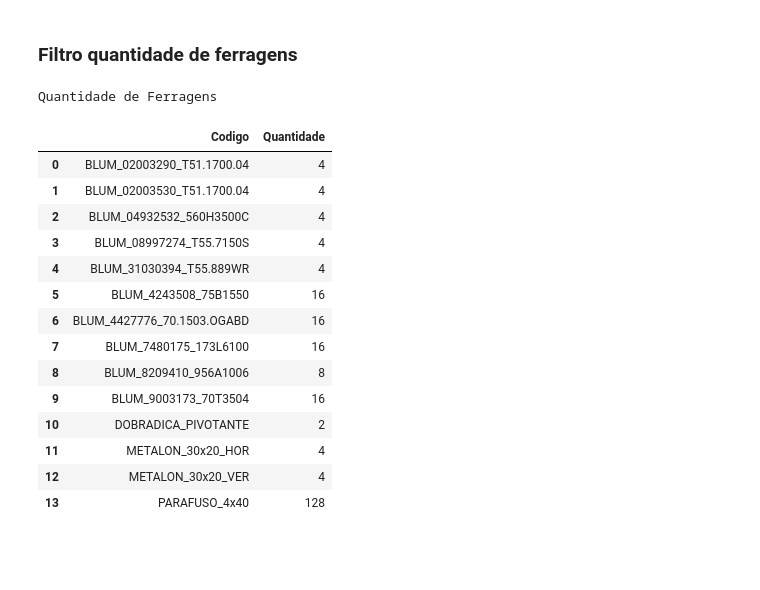
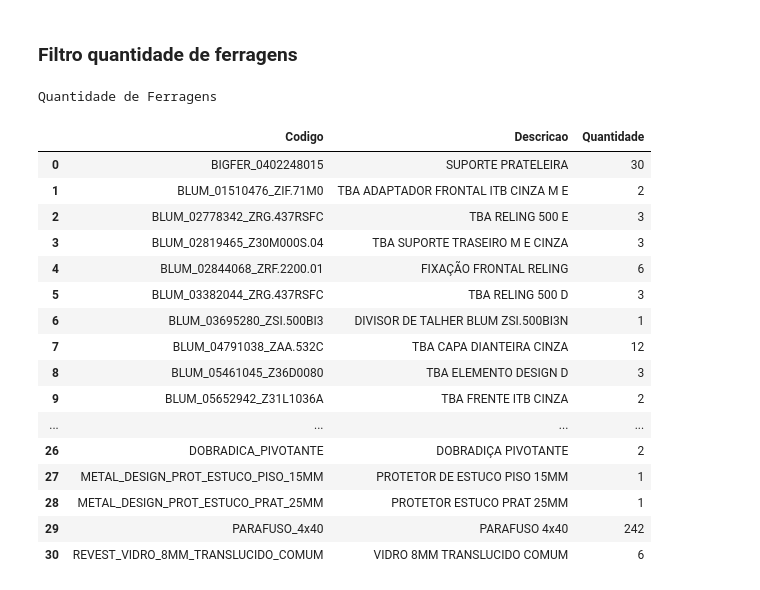
Before and after one commit to brunoviskc/DevelopmentSystemProject_v2, a Jupyter notebook: main.ipynb, the cells around one changed output. Drawn from its saved outputs; the diff is of its cells as text; code cells hidden in the pictures; blank space fills up the shorter version.

```diff
--- a/main.ipynb
+++ b/main.ipynb
@@ -309,39 +310,44 @@ Quantidade de ABS
 # %% [markdown]
 ### Filtro quantidade de ferragens
 # %%
-lista_remover = [
+remover_ferragem = [
     "PERFIL", "VIDRO_4MM", "CABIDEIRO",
     "LACA_FOSCA_XZ", "TESTEIRA", "RAFFINATA",
-    "CURVO", "RITRATO", "USINAGEM", "RIPA"]
+    "CURVO", "RITRATO", "USINAGEM", "RIPA", "EZDOOR_707100505N",
+    "EZDOOR_707300506N", "METALON"]
 
-lista_remover_ferragem = "|".join(lista_remover)
+lista_remover_ferragem = "|".join(remover_ferragem)
 df_tipo_4 = df[df["Tipo"] == 4].copy()
 df_tipo_4 = df_tipo_4[~df_tipo_4["Codigo"].str.contains(lista_remover_ferragem, case=False, na=False)]
 df_tipo_4["Codigo"] = df_tipo_4["Codigo"].str.replace("43570_", "")
-colunas = ["Codigo", "Quantidade"]
+colunas = ["Codigo", "Quantidade", "Descricao"]
 df_tipo_4 = df_tipo_4[colunas]
-df_tipo_4 = df_tipo_4.groupby("Codigo").sum().reset_index()
+df_tipo_4 = df_tipo_4.groupby(["Codigo", "Descricao"]).agg({"Quantidade": "sum"}).reset_index()
+df_tipo_4 = df_tipo_4.sort_values(by="Codigo")
 
 qtd_ferragens = df_tipo_4
 qtd_ferragens.to_json("quantidade_de_ferragens.json", indent=2)
 
+
 print("Quantidade de Ferragens")
 display(qtd_ferragens)
 # %% [output]
 Quantidade de Ferragens
-|  | Codigo | Quantidade |
-| 0 | BLUM_02003290_T51.1700.04 | 4 |
-| 1 | BLUM_02003530_T51.1700.04 | 4 |
-| 2 | BLUM_04932532_560H3500C | 4 |
-| 3 | BLUM_08997274_T55.7150S | 4 |
-| 4 | BLUM_31030394_T55.889WR | 4 |
-| 5 | BLUM_4243508_75B1550 | 16 |
-| 6 | BLUM_4427776_70.1503.OGABD | 16 |
-| 7 | BLUM_7480175_173L6100 | 16 |
-| 8 | BLUM_8209410_956A1006 | 8 |
-| 9 | BLUM_9003173_70T3504 | 16 |
-| 10 | DOBRADICA_PIVOTANTE | 2 |
-| 11 | METALON_30x20_HOR | 4 |
-| 12 | METALON_30x20_VER | 4 |
-| 13 | PARAFUSO_4x40 | 128 |
+|  | Codigo | Descricao | Quantidade |
+| 0 | BIGFER_0402248015 | SUPORTE PRATELEIRA | 30 |
+| 1 | BLUM_01510476_ZIF.71M0 | TBA ADAPTADOR FRONTAL ITB CINZA M E | 2 |
+| 2 | BLUM_02778342_ZRG.437RSFC | TBA RELING 500 E | 3 |
+| 3 | BLUM_02819465_Z30M000S.04 | TBA SUPORTE TRASEIRO M E CINZA | 3 |
+| 4 | BLUM_02844068_ZRF.2200.01 | FIXAÇÃO FRONTAL RELING | 6 |
+| 5 | BLUM_03382044_ZRG.437RSFC | TBA RELING 500 D | 3 |
+| 6 | BLUM_03695280_ZSI.500BI3 | DIVISOR DE TALHER BLUM ZSI.500BI3N | 1 |
+| 7 | BLUM_04791038_ZAA.532C | TBA CAPA DIANTEIRA CINZA | 12 |
+| 8 | BLUM_05461045_Z36D0080 | TBA ELEMENTO DESIGN D | 3 |
+| 9 | BLUM_05652942_Z31L1036A | TBA FRENTE ITB CINZA | 2 |
+| ... | ... | ... | ... |
+| 26 | DOBRADICA_PIVOTANTE | DOBRADIÇA PIVOTANTE | 2 |
+| 27 | METAL_DESIGN_PROT_ESTUCO_PISO_15MM | PROTETOR DE ESTUCO PISO 15MM | 1 |
+| 28 | METAL_DESIGN_PROT_ESTUCO_PRAT_25MM | PROTETOR ESTUCO PRAT 25MM | 1 |
+| 29 | PARAFUSO_4x40 | PARAFUSO 4x40 | 242 |
+| 30 | REVEST_VIDRO_8MM_TRANSLUCIDO_COMUM | VIDRO 8MM TRANSLUCIDO COMUM | 6 |
 # %%
```
Also changed, not shown: parts of 6 cells of this notebook.
